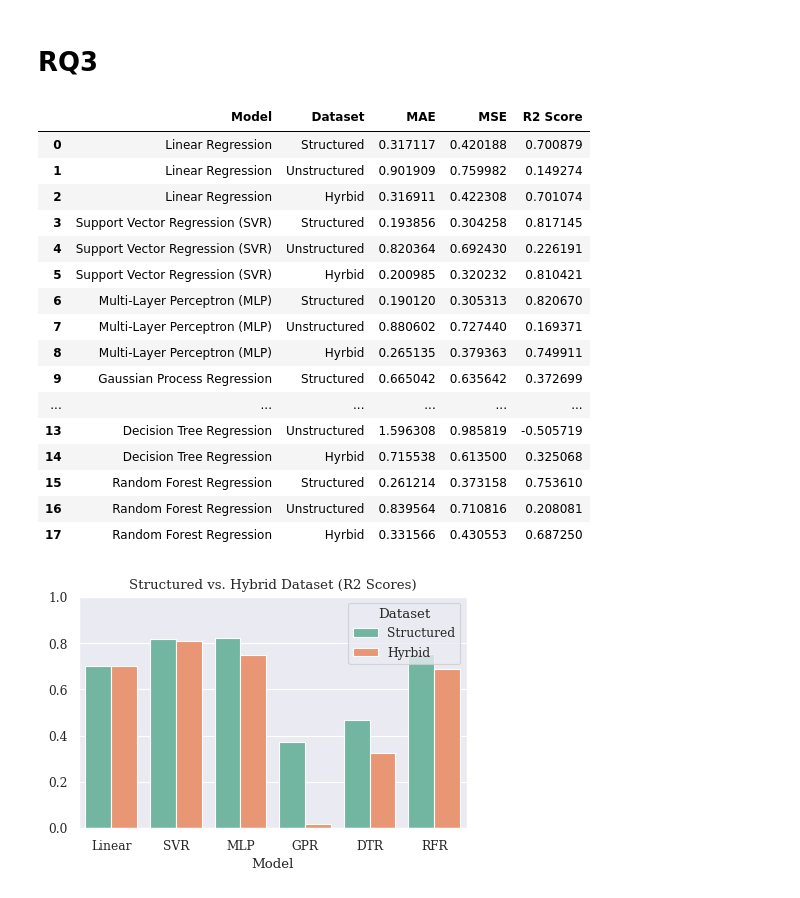
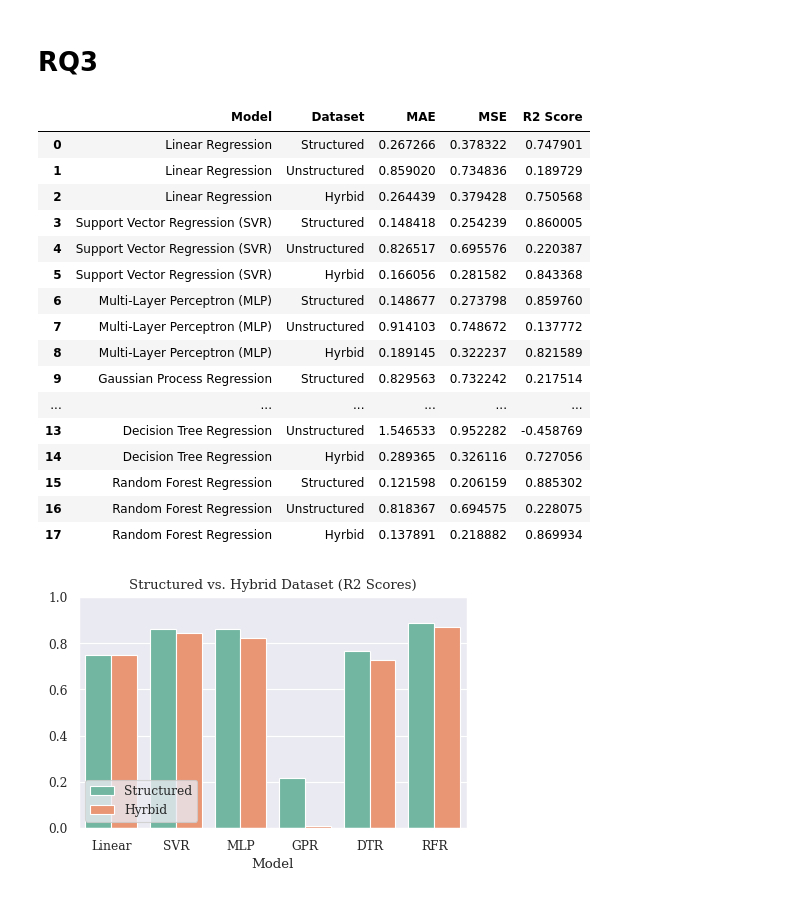
Before and after one commit to BenPrie/Airbnb-Unstructured-Data-Analysis, a Jupyter notebook: experiments.ipynb, the cells around one changed output. Cells and saved outputs as stored; diff of their text form; code cells hidden in the pictures.

```diff
--- a/experiments.ipynb
+++ b/experiments.ipynb
@@ -197,51 +197,52 @@ unstructured_features = [
 
 hybrid_features = structured_features + unstructured_features
 
-experiment = RQs.RQ3(data, structured_features, unstructured_features, hybrid_features)
+experiment = RQs.RQ3(data, structured_features, unstructured_features, hybrid_features, pca=False)
 results = experiment.run().reset_index().iloc[:,1:]
 results
 # %% [output]
 |  | Model | Dataset | MAE | MSE | R2 Score |
-| 0 | Linear Regression | Structured | 0.317117 | 0.420188 | 0.700879 |
-| 1 | Linear Regression | Unstructured | 0.901909 | 0.759982 | 0.149274 |
-| 2 | Linear Regression | Hyrbid | 0.316911 | 0.422308 | 0.701074 |
-| 3 | Support Vector Regression (SVR) | Structured | 0.193856 | 0.304258 | 0.817145 |
-| 4 | Support Vector Regression (SVR) | Unstructured | 0.820364 | 0.692430 | 0.226191 |
-| 5 | Support Vector Regression (SVR) | Hyrbid | 0.200985 | 0.320232 | 0.810421 |
-| 6 | Multi-Layer Perceptron (MLP) | Structured | 0.190120 | 0.305313 | 0.820670 |
-| 7 | Multi-Layer Perceptron (MLP) | Unstructured | 0.880602 | 0.727440 | 0.169371 |
-| 8 | Multi-Layer Perceptron (MLP) | Hyrbid | 0.265135 | 0.379363 | 0.749911 |
-| 9 | Gaussian Process Regression | Structured | 0.665042 | 0.635642 | 0.372699 |
+| 0 | Linear Regression | Structured | 0.267266 | 0.378322 | 0.747901 |
+| 1 | Linear Regression | Unstructured | 0.859020 | 0.734836 | 0.189729 |
+| 2 | Linear Regression | Hyrbid | 0.264439 | 0.379428 | 0.750568 |
+| 3 | Support Vector Regression (SVR) | Structured | 0.148418 | 0.254239 | 0.860005 |
+| 4 | Support Vector Regression (SVR) | Unstructured | 0.826517 | 0.695576 | 0.220387 |
+| 5 | Support Vector Regression (SVR) | Hyrbid | 0.166056 | 0.281582 | 0.843368 |
+| 6 | Multi-Layer Perceptron (MLP) | Structured | 0.148677 | 0.273798 | 0.859760 |
+| 7 | Multi-Layer Perceptron (MLP) | Unstructured | 0.914103 | 0.748672 | 0.137772 |
+| 8 | Multi-Layer Perceptron (MLP) | Hyrbid | 0.189145 | 0.322237 | 0.821589 |
+| 9 | Gaussian Process Regression | Structured | 0.829563 | 0.732242 | 0.217514 |
 | ... | ... | ... | ... | ... | ... |
-| 13 | Decision Tree Regression | Unstructured | 1.596308 | 0.985819 | -0.505719 |
-| 14 | Decision Tree Regression | Hyrbid | 0.715538 | 0.613500 | 0.325068 |
-| 15 | Random Forest Regression | Structured | 0.261214 | 0.373158 | 0.753610 |
-| 16 | Random Forest Regression | Unstructured | 0.839564 | 0.710816 | 0.208081 |
-| 17 | Random Forest Regression | Hyrbid | 0.331566 | 0.430553 | 0.687250 |
+| 13 | Decision Tree Regression | Unstructured | 1.546533 | 0.952282 | -0.458769 |
+| 14 | Decision Tree Regression | Hyrbid | 0.289365 | 0.326116 | 0.727056 |
+| 15 | Random Forest Regression | Structured | 0.121598 | 0.206159 | 0.885302 |
+| 16 | Random Forest Regression | Unstructured | 0.818367 | 0.694575 | 0.228075 |
+| 17 | Random Forest Regression | Hyrbid | 0.137891 | 0.218882 | 0.869934 |
 # %%
 # Plot R2 scores...
 data = results.replace({
     'Linear Regression' : 'Linear',
     'Support Vector Regression (SVR)' : 'SVR',
     'Multi-Layer Perceptron (MLP)' : 'MLP',
     'Gaussian Process Regression' : 'GPR',
     'Decision Tree Regression' : 'DTR',
     'Random Forest Regression' : 'RFR'
 })[results['Dataset'] != 'Unstructured']
 
 fig, ax = plt.subplots(figsize=(5,3))
 
 sns.barplot(
     data=data,
     x='Model', y='R2 Score', hue='Dataset',
     ax = ax
 )
 
 ax.set_ylim(0,1)
 ax.set_title('Structured vs. Hybrid Dataset (R2 Scores)')
 ax.set_ylabel('')
+ax.legend(loc='lower left')
 
 fig.savefig('figures/structured_vs_hybrid_r2.pdf',
             dpi=300, format='pdf', bbox_inches='tight', facecolor='white')
 # %% [output]
-[figure, old version]
+[figure, new version]
```
Also changed, not shown: 6 other files.
